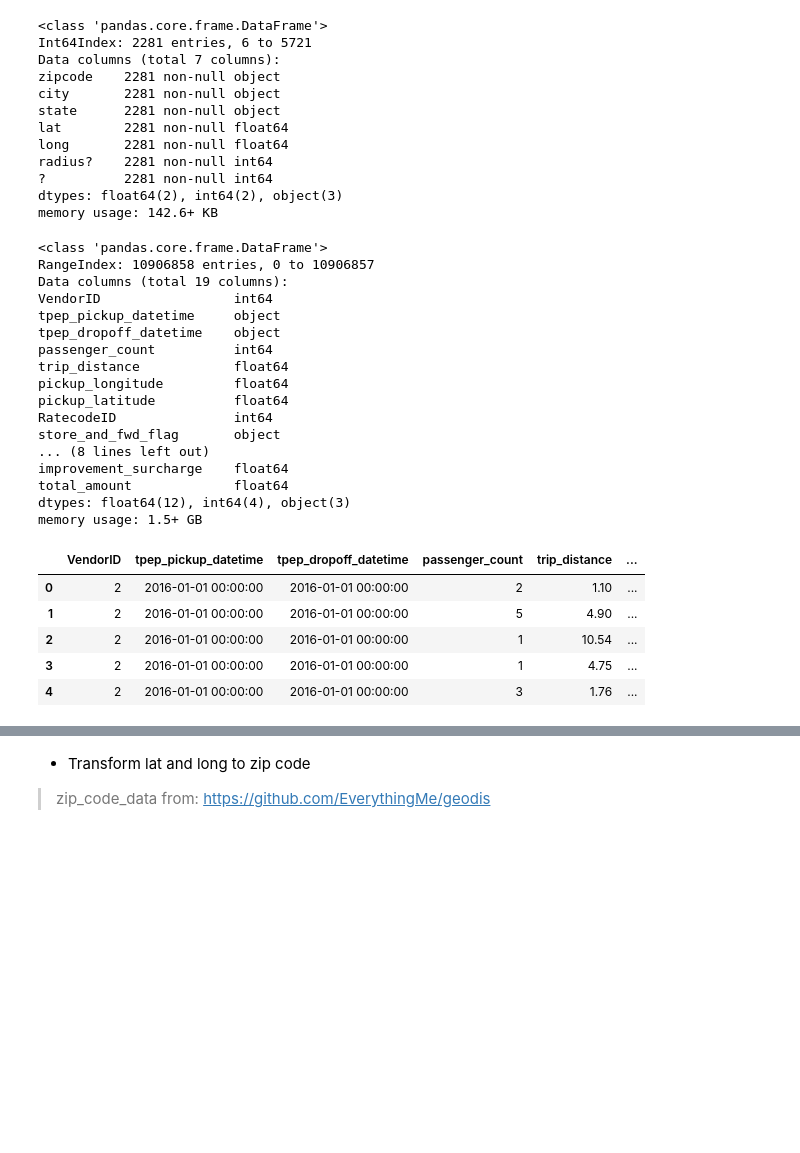
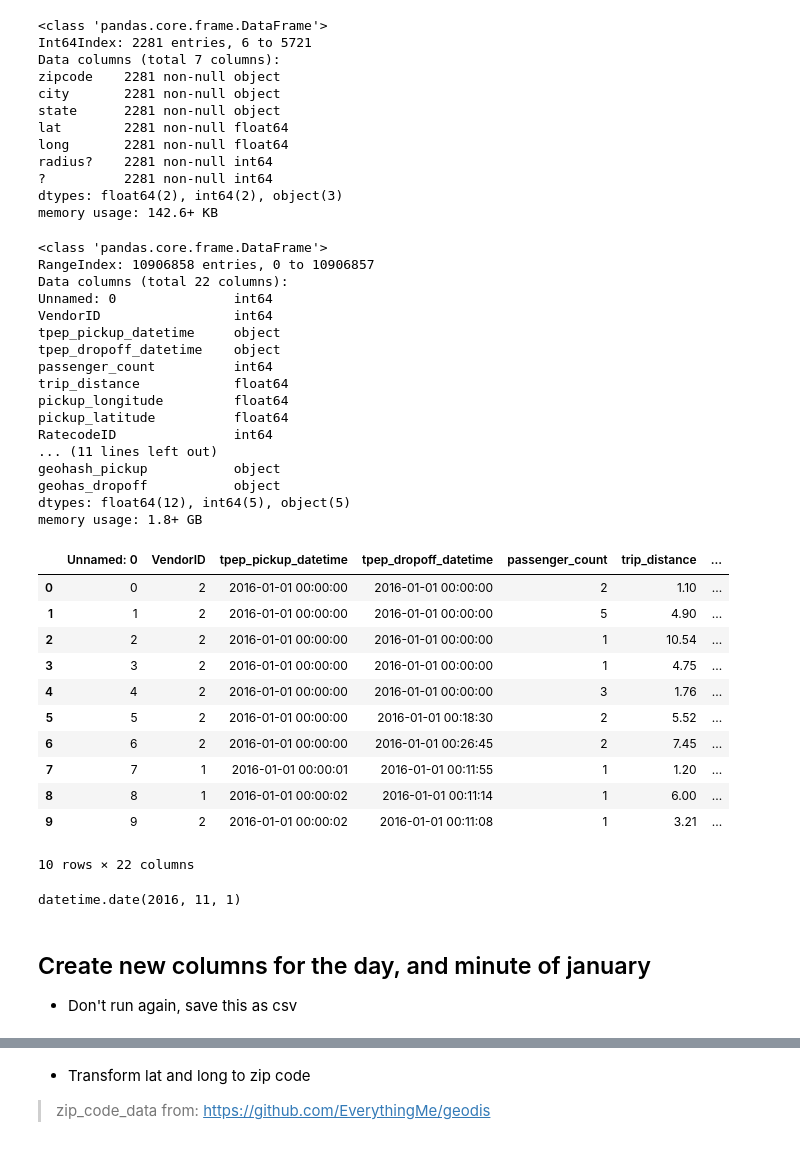
Before and after one commit to jonhilgart22/DSCI-6005-deep-learning, a Jupyter notebook: final_project/Taxi-Cab-EDA.ipynb, the cells around one changed output, grey strips where cells are left out. Drawn from its saved outputs; the diff is of its cells as text; code cells hidden in the pictures; blank space fills up the shorter version.

```diff
--- a/final_project/Taxi-Cab-EDA.ipynb
+++ b/final_project/Taxi-Cab-EDA.ipynb
@@ -71,6 +70,7 @@ _PRECISION = {
 - http://stackoverflow.com/questions/13448595/geohash-string-length-and-accuracy
 # %%
-taxi_yellowcab_df = pd.read_csv("data/yellow_tripdata_2016-01.csv")
+#yellow_taxi_geohash_min_day
+taxi_yellowcab_df = pd.read_csv("data/yellow_taxi_geohash_jan_df.csv")
 # %%
 taxi_lookup = pd.read_csv("data/taxi+_zone_lookup.csv")
 # %%
@@ -134,7 +134,8 @@ taxi_yellowcab_df.info()
 # %% [output]
 <class 'pandas.core.frame.DataFrame'>
 RangeIndex: 10906858 entries, 0 to 10906857
-Data columns (total 19 columns):
+Data columns (total 22 columns):
+Unnamed: 0               int64
 VendorID                 int64
 tpep_pickup_datetime     object
 tpep_dropoff_datetime    object
@@ -143,18 +144,34 @@ trip_distance            float64
 pickup_longitude         float64
 pickup_latitude          float64
 RatecodeID               int64
-store_and_fwd_flag       object
-... (8 lines left out)
-improvement_surcharge    float64
-total_amount             float64
-dtypes: float64(12), int64(4), object(3)
-memory usage: 1.5+ GB
+... (11 lines left out)
+geohash_pickup           object
+geohas_dropoff           object
+dtypes: float64(12), int64(5), object(5)
+memory usage: 1.8+ GB
 # %%
-taxi_yellowcab_df.head()
+taxi_yellowcab_df.head(10)
 # %% [output]
-|  | VendorID | tpep_pickup_datetime | tpep_dropoff_datetime | passenger_count | trip_distance | ... |
-| 0 | 2 | 2016-01-01 00:00:00 | 2016-01-01 00:00:00 | 2 | 1.10 | ... |
-| 1 | 2 | 2016-01-01 00:00:00 | 2016-01-01 00:00:00 | 5 | 4.90 | ... |
-| 2 | 2 | 2016-01-01 00:00:00 | 2016-01-01 00:00:00 | 1 | 10.54 | ... |
-| 3 | 2 | 2016-01-01 00:00:00 | 2016-01-01 00:00:00 | 1 | 4.75 | ... |
-| 4 | 2 | 2016-01-01 00:00:00 | 2016-01-01 00:00:00 | 3 | 1.76 | ... |
+|  | Unnamed: 0 | VendorID | tpep_pickup_datetime | tpep_dropoff_datetime | passenger_count | trip_distance | ... |
+| 0 | 0 | 2 | 2016-01-01 00:00:00 | 2016-01-01 00:00:00 | 2 | 1.10 | ... |
+| 1 | 1 | 2 | 2016-01-01 00:00:00 | 2016-01-01 00:00:00 | 5 | 4.90 | ... |
+| 2 | 2 | 2 | 2016-01-01 00:00:00 | 2016-01-01 00:00:00 | 1 | 10.54 | ... |
+| 3 | 3 | 2 | 2016-01-01 00:00:00 | 2016-01-01 00:00:00 | 1 | 4.75 | ... |
+| 4 | 4 | 2 | 2016-01-01 00:00:00 | 2016-01-01 00:00:00 | 3 | 1.76 | ... |
+| 5 | 5 | 2 | 2016-01-01 00:00:00 | 2016-01-01 00:18:30 | 2 | 5.52 | ... |
+| 6 | 6 | 2 | 2016-01-01 00:00:00 | 2016-01-01 00:26:45 | 2 | 7.45 | ... |
+| 7 | 7 | 1 | 2016-01-01 00:00:01 | 2016-01-01 00:11:55 | 1 | 1.20 | ... |
+| 8 | 8 | 1 | 2016-01-01 00:00:02 | 2016-01-01 00:11:14 | 1 | 6.00 | ... |
+| 9 | 9 | 2 | 2016-01-01 00:00:02 | 2016-01-01 00:11:08 | 1 | 3.21 | ... |
+10 rows × 22 columns
+# %%
+from datetime import datetime, timedelta, date
+import dateutil
+st_date = '2016-11-01'
+dt = dateutil.parser.parse(st_date).date()
+dt
+# %% [output]
+datetime.date(2016, 11, 1)
+# %% [markdown]
+## Create new columns for the day, and minute of january
+- Don't run again, save this as csv
```
Also changed, not shown: parts of 24 cells of this notebook.
